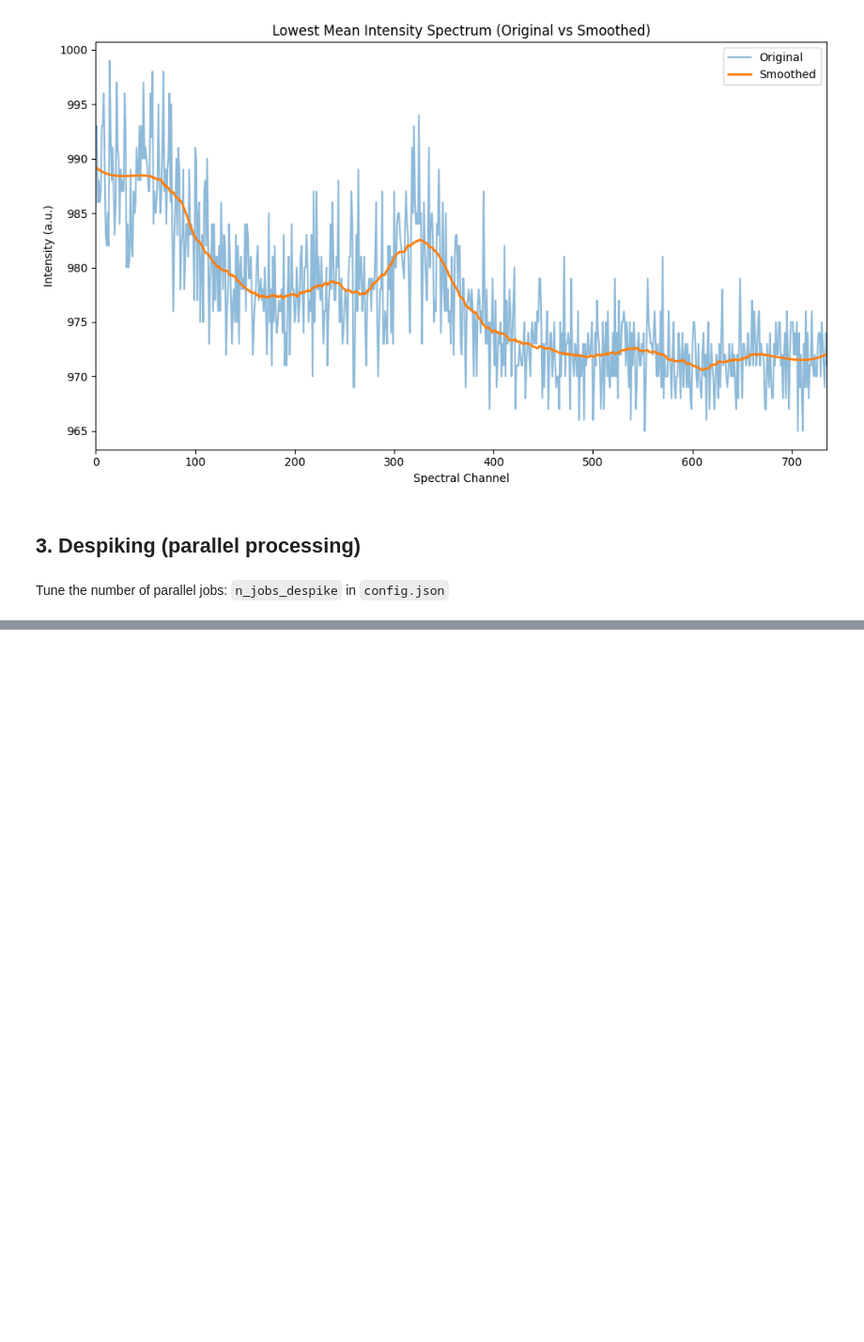
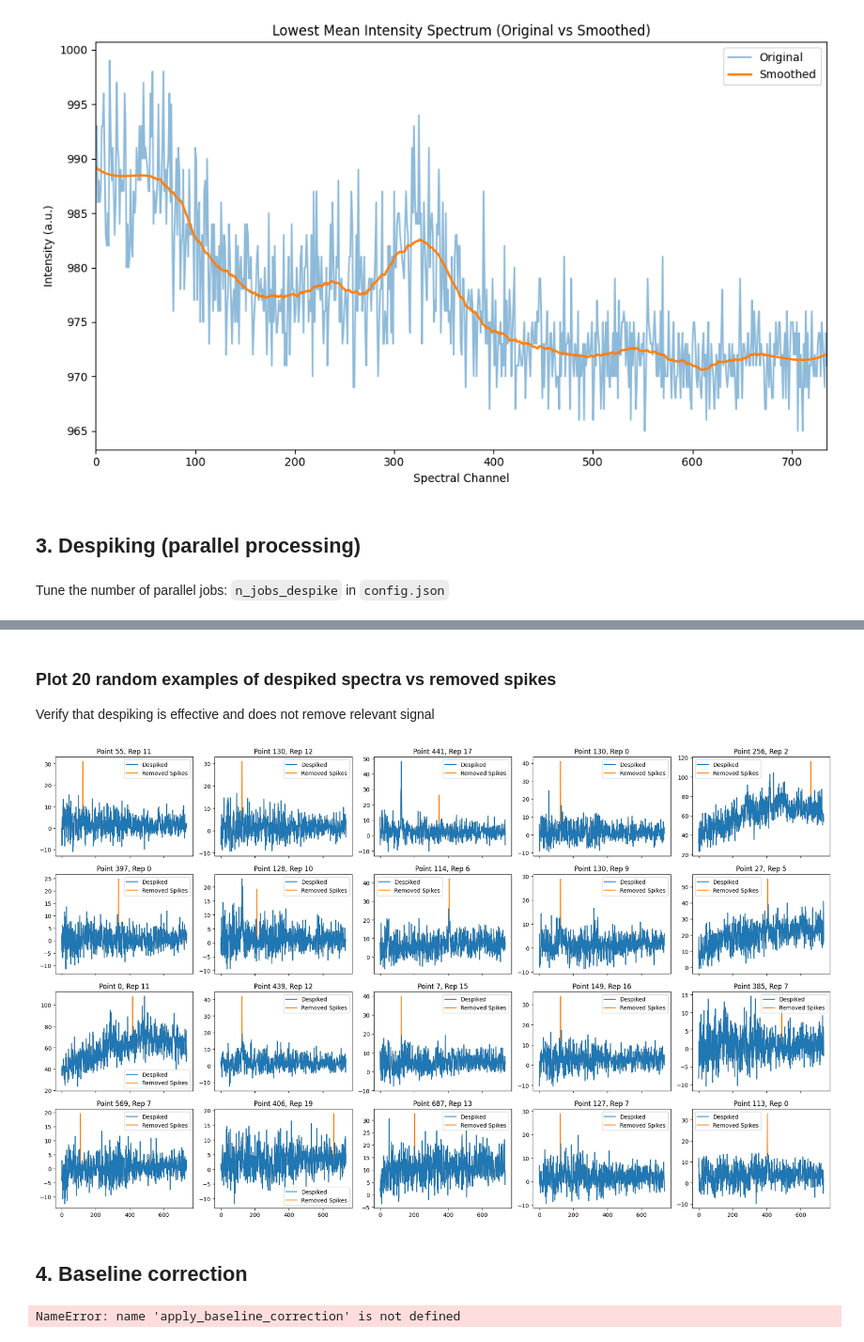
Before and after one commit to diamond-diadem/diamond-dae-pipeline, a Jupyter notebook: notebooks/preprocessing/trainset/trainset-preprocessing.ipynb, the cells around one changed output, grey strips where cells are left out. Shown at 94% size. Saved outputs shown, nothing was run; the diff lists cells and outputs as text; code cells hidden in the pictures; blank space fills up the shorter version.

Commit message:
Finish first version of trainset preprocessing notebook

```diff
--- a/notebooks/preprocessing/trainset/trainset-preprocessing.ipynb
+++ b/notebooks/preprocessing/trainset/trainset-preprocessing.ipynb
@@ -144,2 +147,32 @@ Total spectra to despike (tasks to do): 704
 Percentage of spectra despiked: 0.48%
 Number of spectra despiked: 67
+# %% [markdown]
+### Plot 20 random examples of despiked spectra vs removed spikes
+Verify that despiking is effective and does not remove relevant signal
+# %%
+if apply_despike:
+    n_plot = min(20, len(nonzero_indices))
+    selected_indices = nonzero_indices[np.random.choice(len(nonzero_indices), n_plot, replace=False)]
+
+    fig, axes = plt.subplots(4, 5, figsize=(20, 12), sharex=True, sharey=False)
+    axes = axes.flatten()
+
+    for ax, (point, repetition) in zip(axes, selected_indices):
+        ax.plot(trainset_after_despike[point, repetition], label='Despiked', zorder=1)
+        ax.plot((trainset_after_despike + spikes)[point, repetition], label='Removed Spikes', zorder=0)
+        ax.set_title(f'Point {point}, Rep {repetition}')
+        ax.legend()
+
+    plt.tight_layout()
+    plt.show()
+# %% [output]
+[figure, added]
+# %% [markdown]
+## 4. Baseline correction
+# %%
+if apply_baseline_correction:
+    trainset_after_baseline = baseline_correction(trainset_after_despike, polyfit_degree)
+else:
+    trainset_after_baseline = trainset_after_despike
+# %% [output]
+NameError: name 'apply_baseline_correction' is not defined
```
Also changed, not shown: parts of 4 cells of this notebook, 1 other file.
